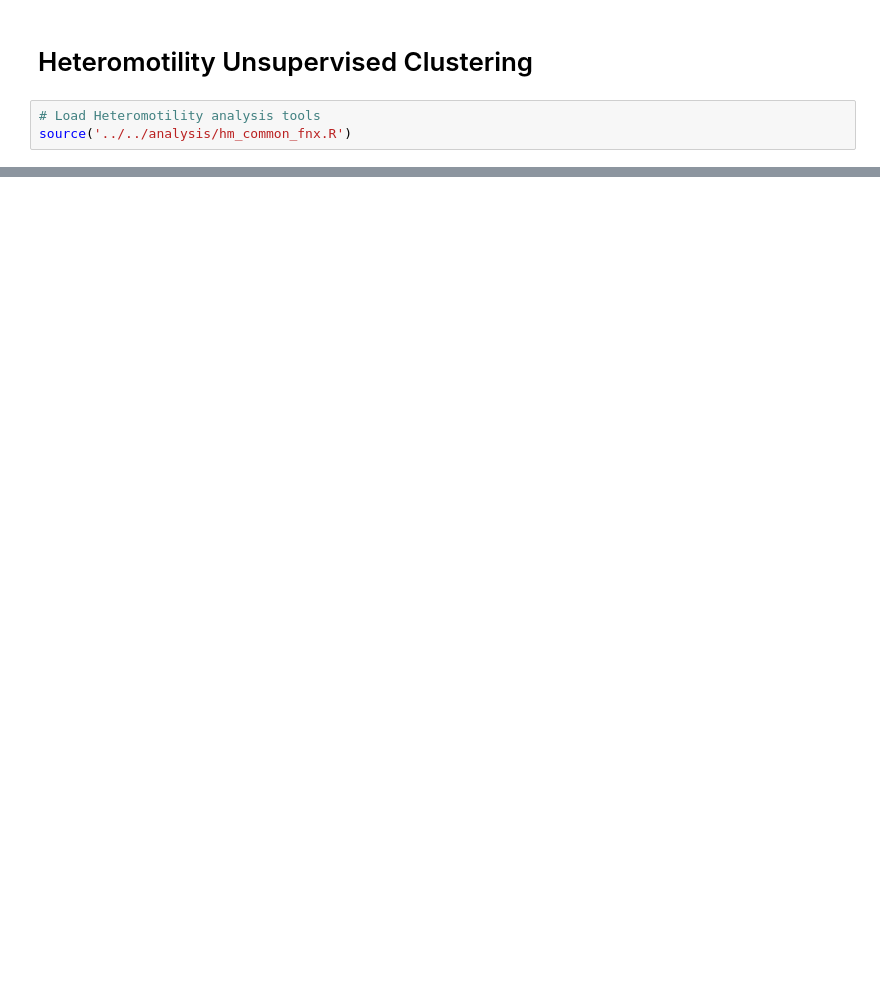
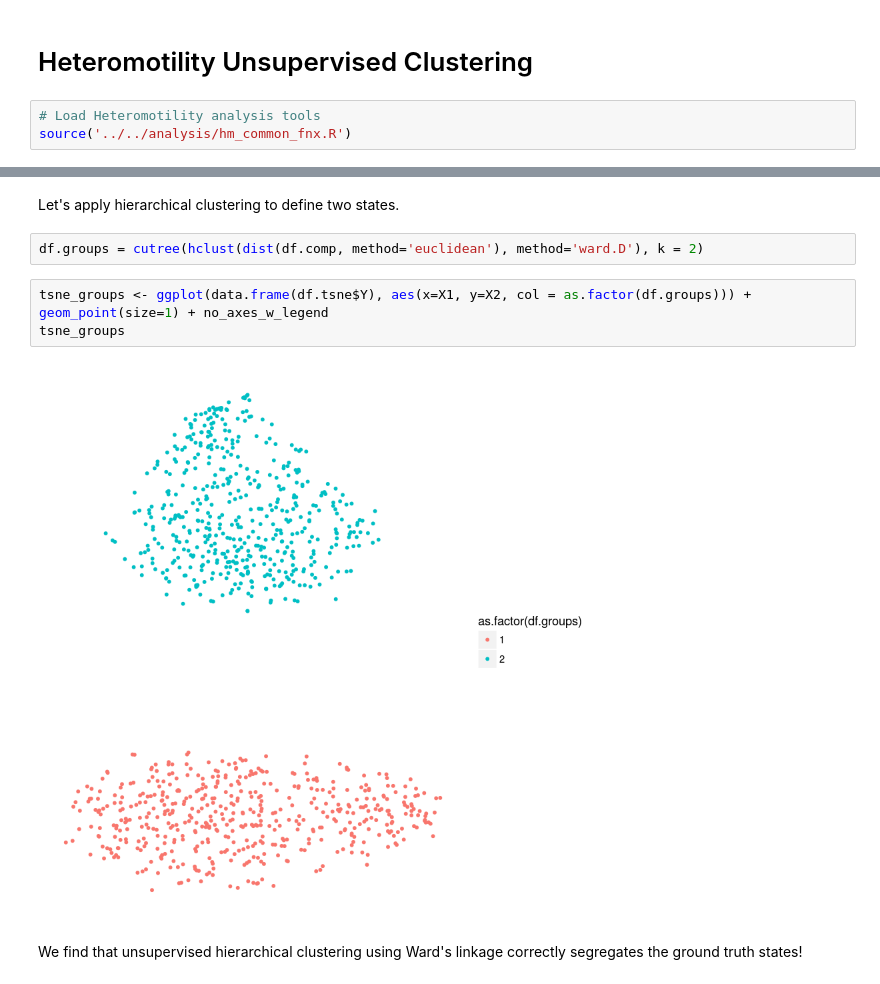
Before and after one commit to cellgeometry/heteromotility, a Jupyter notebook: docs/tutorial/unsup_clustering.ipynb, the cells around one changed output, grey strips where cells are left out. Cells and saved outputs as stored; diff of their text form; blank space fills up the shorter version.

Commit message:
unsupervised clustering notebook

```diff
--- a/docs/tutorial/unsup_clustering.ipynb
+++ b/docs/tutorial/unsup_clustering.ipynb
@@ -118,0 +102,11 @@ title matching ‘pca_plots’ using regular expression matching.
+# %% [markdown]
+Let's apply hierarchical clustering to define two states.
+# %%
+df.groups = cutree(hclust(dist(df.comp, method='euclidean'), method='ward.D'), k = 2)
+# %%
+tsne_groups <- ggplot(data.frame(df.tsne$Y), aes(x=X1, y=X2, col = as.factor(df.groups))) + geom_point(size=1) + no_axes_w_legend
+tsne_groups
+# %% [output]
+[figure, added]
+# %% [markdown]
+We find that unsupervised hierarchical clustering using Ward's linkage correctly segregates the ground truth states!
```
Also changed, not shown: parts of 13 cells of this notebook, 1 other file.
